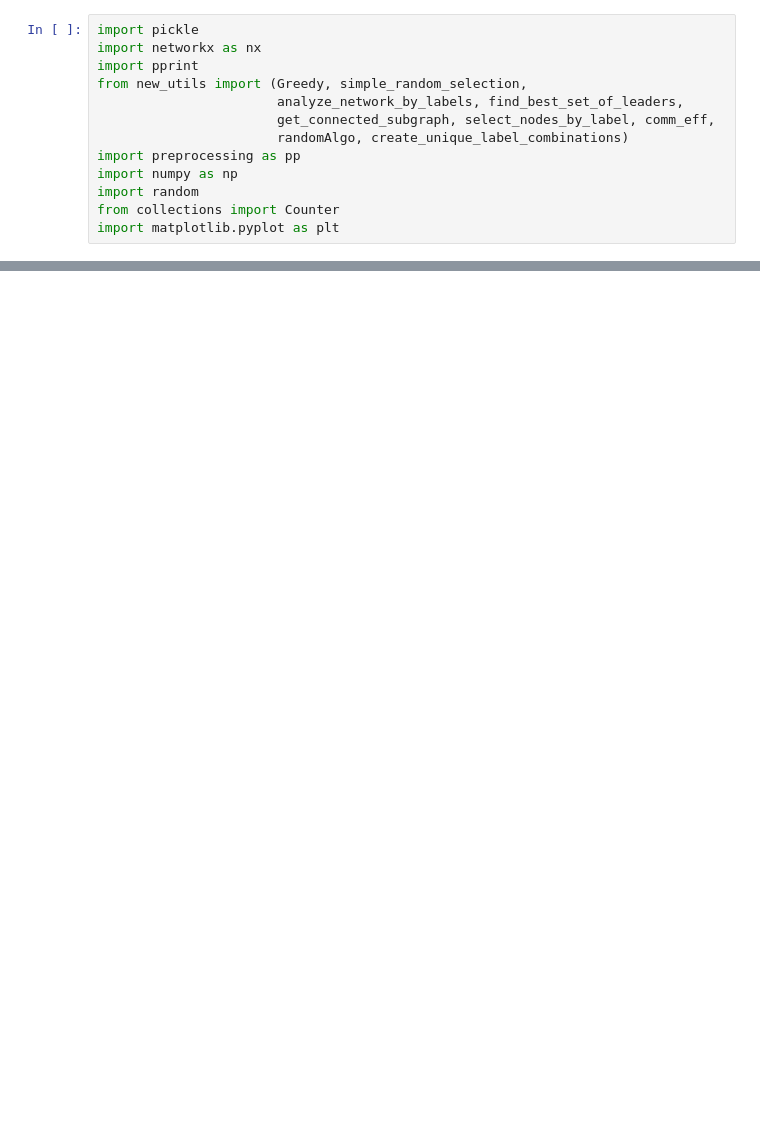
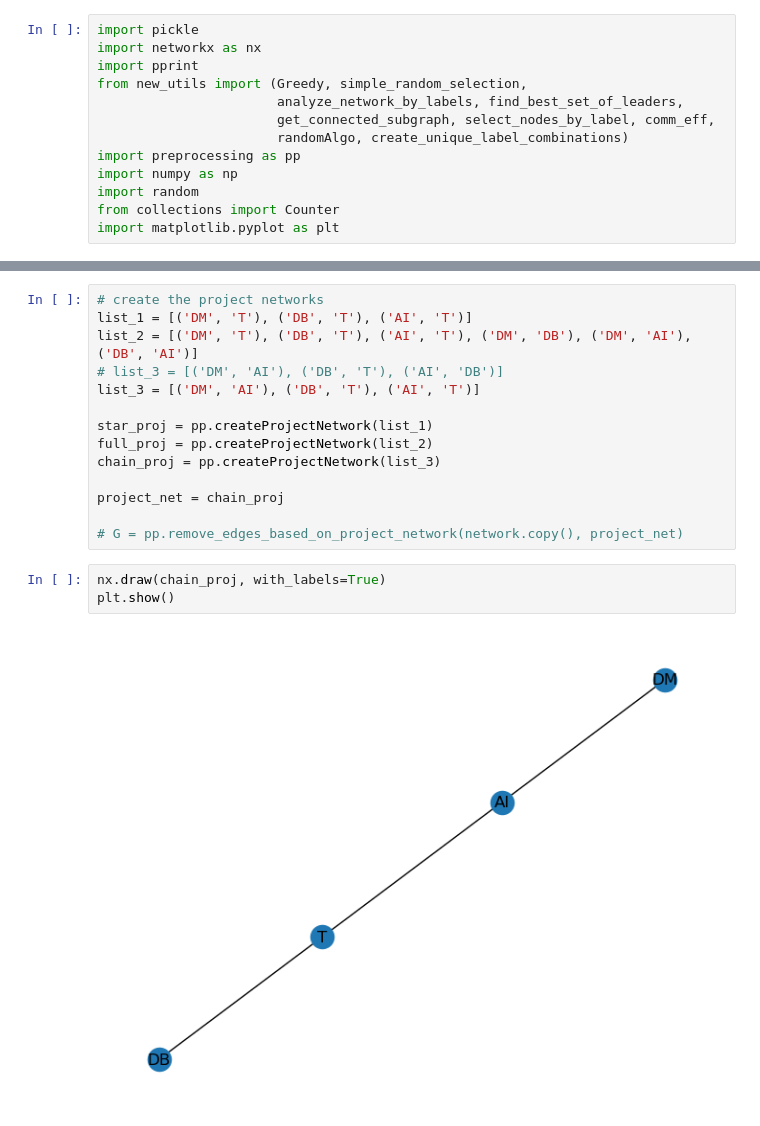
Before and after one commit to twumasimb/DBLP-Analysis, a Jupyter notebook: new_experiment_updates.ipynb, the cells around one changed output, grey strips where cells are left out. Saved outputs shown, nothing was run; the diff lists cells and outputs as text; blank space fills up the shorter version.

```diff
--- a/new_experiment_updates.ipynb
+++ b/new_experiment_updates.ipynb
@@ -286,0 +37,19 @@ Communication efficiency of Random Algorithm: 3.2185
+# %%
+# create the project networks
+list_1 = [('DM', 'T'), ('DB', 'T'), ('AI', 'T')]
+list_2 = [('DM', 'T'), ('DB', 'T'), ('AI', 'T'), ('DM', 'DB'), ('DM', 'AI'), ('DB', 'AI')]
+# list_3 = [('DM', 'AI'), ('DB', 'T'), ('AI', 'DB')]
+list_3 = [('DM', 'AI'), ('DB', 'T'), ('AI', 'T')]
+
+star_proj = pp.createProjectNetwork(list_1)
+full_proj = pp.createProjectNetwork(list_2)
+chain_proj = pp.createProjectNetwork(list_3)
+
+project_net = chain_proj
+
+# G = pp.remove_edges_based_on_project_network(network.copy(), project_net)
+# %%
+nx.draw(chain_proj, with_labels=True)
+plt.show()
+# %% [output]
+[figure, added]
```
Also changed, not shown: parts of 39 cells of this notebook, 6 other files.
